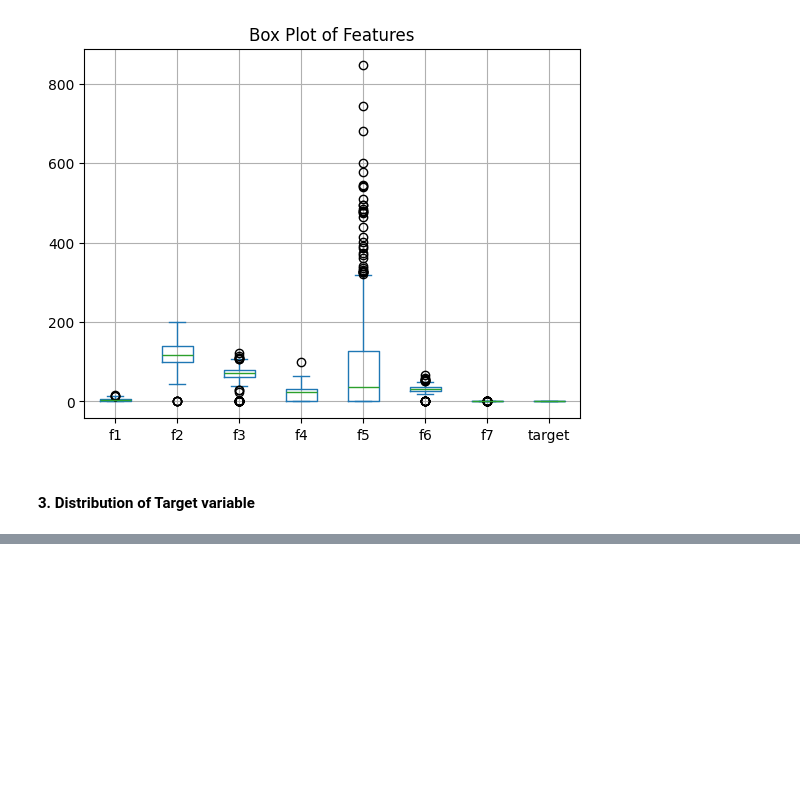
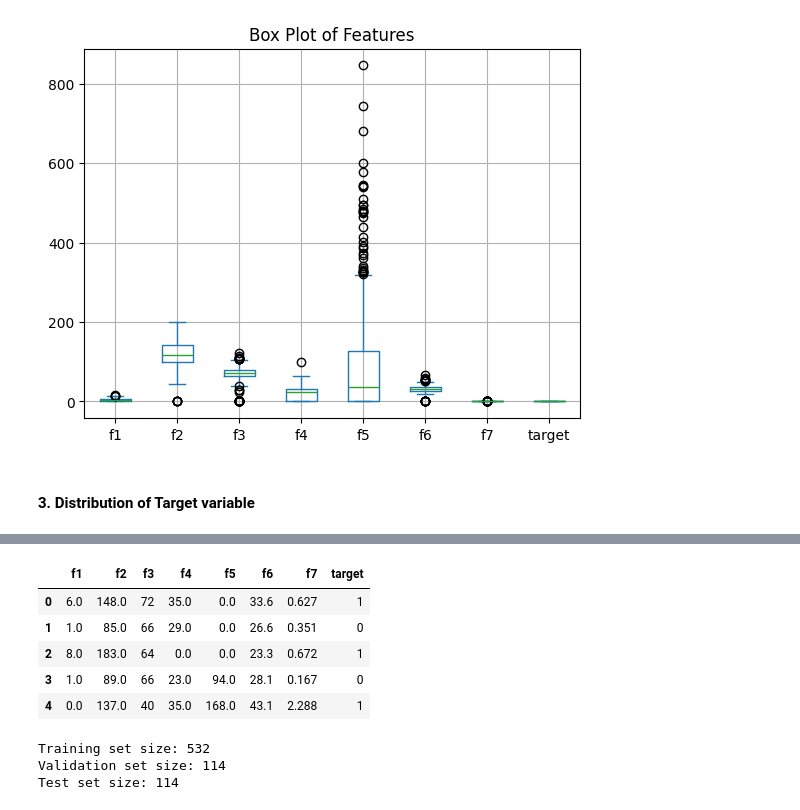
Before and after one commit to Kanika1201/ML-Project-2, a Jupyter notebook: Part1.ipynb, the cells around one changed output, grey strips where cells are left out. Cells and saved outputs as stored; diff of their text form; code cells hidden in the pictures; blank space fills up the shorter version.

```diff
--- a/Part1.ipynb
+++ b/Part1.ipynb
@@ -101,0 +107,14 @@ plt.show()
+# %%
+feature_col = ["f1" , "f2" , "f3" , "f4" , "f5" , "f6" , "f7"]
+# %%
+scaler = StandardScaler()
+df_scaled = pd.DataFrame(scaler.fit_transform(df[feature_col]) , columns=feature_col)
+df_scaled["target"] = df["target"]
+df.head()
+# %% [output]
+|  | f1 | f2 | f3 | f4 | f5 | f6 | f7 | target |
+| 0 | 6.0 | 148.0 | 72 | 35.0 | 0.0 | 33.6 | 0.627 | 1 |
+| 1 | 1.0 | 85.0 | 66 | 29.0 | 0.0 | 26.6 | 0.351 | 0 |
+| 2 | 8.0 | 183.0 | 64 | 0.0 | 0.0 | 23.3 | 0.672 | 1 |
+| 3 | 1.0 | 89.0 | 66 | 23.0 | 94.0 | 28.1 | 0.167 | 0 |
+| 4 | 0.0 | 137.0 | 40 | 35.0 | 168.0 | 43.1 | 2.288 | 1 |
@@ -101,0 +124,8 @@ plt.show()
+# %%
+print(f"Training set size: {len(train_df)}")
+print(f"Validation set size: {len(val_df)}" )
+print(f"Test set size: {len(test_df)}" )
+# %% [output]
+Training set size: 532
+Validation set size: 114
+Test set size: 114
```
Also changed, not shown: parts of 6 cells of this notebook.
